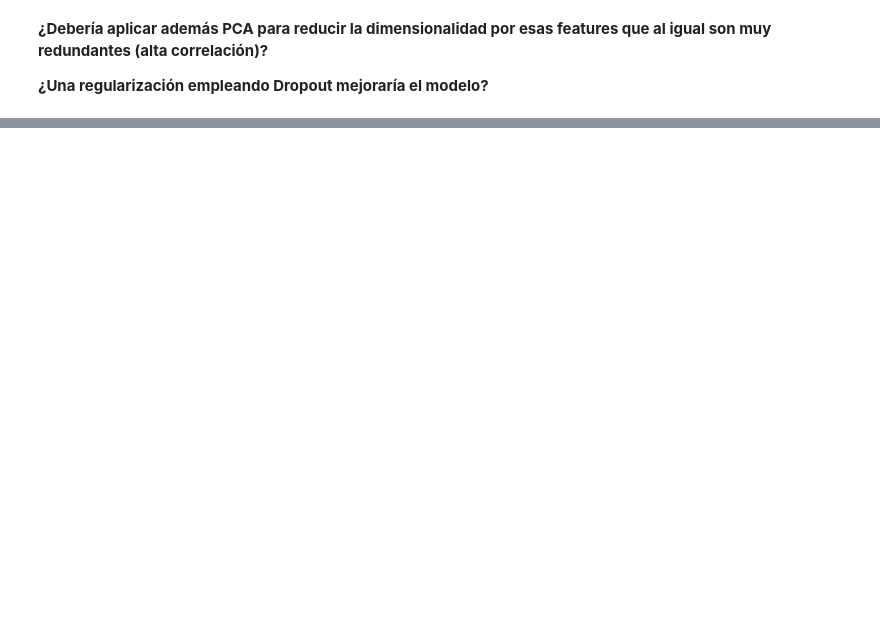
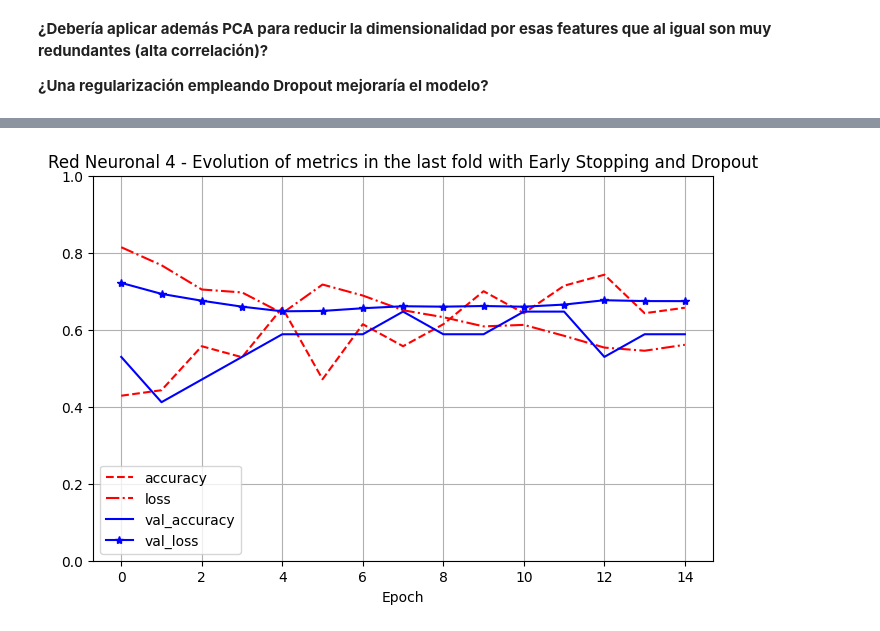
Before and after one commit to LolaSM/TFG_Bio, a Jupyter notebook: Modelo2_TFG_Biomédica_Lola.ipynb, the cells around one changed output, grey strips where cells are left out. Saved outputs shown, nothing was run; the diff lists cells and outputs as text; code cells hidden in the pictures; blank space fills up the shorter version.

```diff
--- a/Modelo2_TFG_Biomédica_Lola.ipynb
+++ b/Modelo2_TFG_Biomédica_Lola.ipynb
@@ -504,0 +626,87 @@ Model: "sequential_2"
+# %%
+import numpy as np
+import pandas as pd
+import matplotlib.pyplot as plt
+from sklearn.model_selection import StratifiedKFold
+from sklearn.preprocessing import StandardScaler
+from tensorflow.keras.models import Sequential
+from tensorflow.keras.layers import Dense, Input, Dropout # Importar Dropout
+from tensorflow.keras.callbacks import EarlyStopping
+import tensorflow as tf
+
+# Set seed for reproducibility
+tf.keras.utils.set_random_seed(42)
+
+# Prepare for cross-validation for Red Neuronal 4
+skf_rn4 = StratifiedKFold(n_splits=5, shuffle=True, random_state=42)
+accuracies_rn4 = []
+histories_rn4 = [] # Optional: to store history of each fold
+
+# Loop through each fold for Red Neuronal 4
+for fold_rn4, (train_idx_rn4, val_idx_rn4) in enumerate(skf_rn4.split(X, y), 1):
+    print(f"\n=== Red Neuronal 4 - Fold {fold_rn4} ===")
+
+    # Split data for the current fold
+    X_train_fold_rn4, X_val_fold_rn4 = X.iloc[train_idx_rn4].values, X.iloc[val_idx_rn4].values
+    y_train_fold_rn4, y_val_fold_rn4 = y.iloc[train_idx_rn4].values, y.iloc[val_idx_rn4].values
+
+    # Scale data for the current fold
+    scaler_rn4 = StandardScaler()
+    X_train_scaled_fold_rn4 = scaler_rn4.fit_transform(X_train_fold_rn4)
+    X_val_scaled_fold_rn4 = scaler_rn4.transform(X_val_fold_rn4)
+
+    # Create the model for the current fold (Architecture with Dropout)
+    model_rn4 = Sequential([
+        Input(shape=(X.shape[1],)),
+        Dense(50, activation='relu'),
+        Dropout(0.3), # Añadir una capa Dropout después de la primera capa Dense
+        Dense(50, activation='relu'),
+        Dropout(0.3), # Añadir otra capa Dropout después de la segunda capa Dense
+        Dense(1, activation='sigmoid') # Sigmoid for binary classification
+    ])
+
+    # Compile the model
+    model_rn4.compile(
+        optimizer='adam',
+        loss='binary_crossentropy',
+        metrics=['accuracy']
+    )
+
+    # Early stopping for the current fold
+    early_stop_rn4 = EarlyStopping(
+        monitor='val_loss',
+        patience=10,
+        restore_best_weights=True
+    )
+
+    # Train the model for the current fold
+    history_fold_rn4 = model_rn4.fit(
+        X_train_scaled_fold_rn4, y_train_fold_rn4,
+        epochs=100,
+        batch_size=8,
+        validation_data=(X_val_scaled_fold_rn4, y_val_fold_rn4),
+        callbacks=[early_stop_rn4],
+        verbose=0 # Set to 1 to see training progress
+    )
+
+    # Evaluate the model on the validation data of the current fold
+    loss_rn4, acc_rn4 = model_rn4.evaluate(X_val_scaled_fold_rn4, y_val_fold_rn4, verbose=0)
+    print(f"Red Neuronal 4 - Fold {fold_rn4} validation accuracy: {acc_rn4:.3f}")
+    accuracies_rn4.append(acc_rn4)
+    histories_rn4.append(history_fold_rn4.history) # Store history
+
+# Display cross-validation results for Red Neuronal 4
+print("\n=== Red Neuronal 4 - Cross-validation Results ===")
+print(f"Mean validation accuracy: {np.mean(accuracies_rn4):.3f}")
+print(f"Standard deviation of validation accuracy: {np.std(accuracies_rn4):.3f}")
+
+# Optional: Plot training history of the last fold for Red Neuronal 4
+if histories_rn4:
+    pd.DataFrame(histories_rn4[-1]).plot(
+        figsize=(8, 5), ylim=[0, 1], grid=True, xlabel="Epoch",
+        style=["r--", "r-.", "b-", "b-*"]
+    )
+    plt.title("Red Neuronal 4 - Evolution of metrics in the last fold with Early Stopping and Dropout")
+    plt.legend(loc="lower left")
+    plt.show()
+# %% [output]
@@ -504,0 +731 @@ Model: "sequential_2"
+[figure, added]
```
Also changed, not shown: parts of 19 cells of this notebook.
